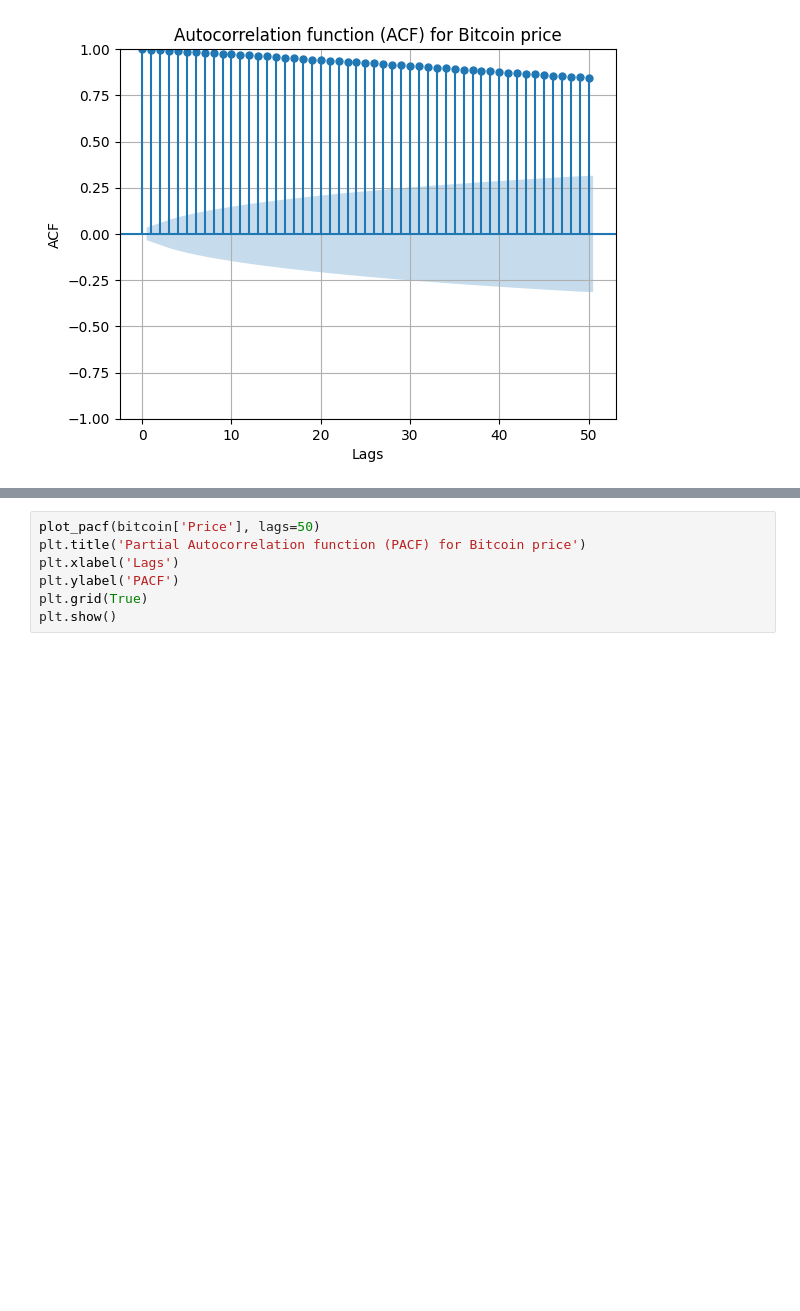
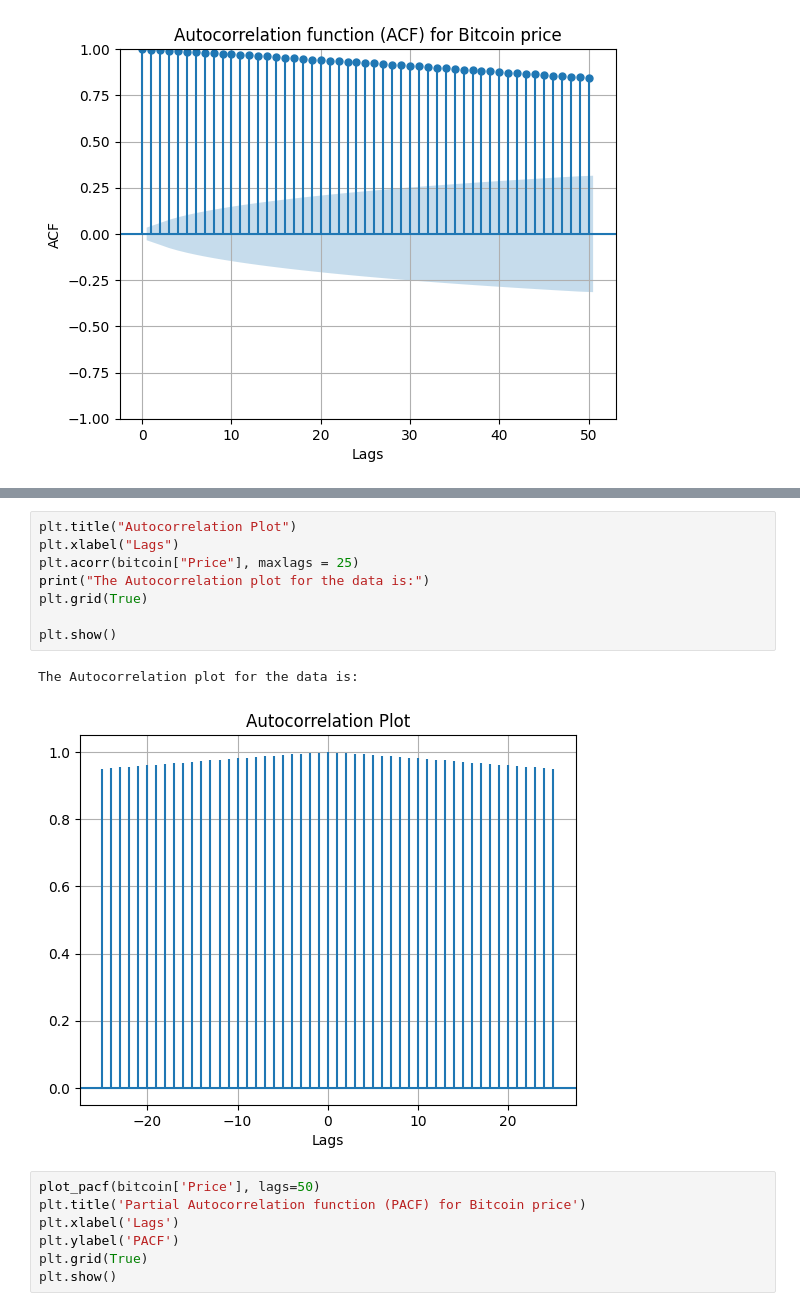
Before and after one commit to Jankiel-Predator/mmda_proj_btc, a Jupyter notebook: bitcoin copy.ipynb, the cells around one changed output, grey strips where cells are left out. Cells and saved outputs as stored; diff of their text form; blank space fills up the shorter version.

```diff
--- a/bitcoin copy.ipynb
+++ b/bitcoin copy.ipynb
@@ -483,3 +488,14 @@ plt.show()
+# %%
+plt.title("Autocorrelation Plot")
+plt.xlabel("Lags")
+plt.acorr(bitcoin["Price"], maxlags = 25)
+print("The Autocorrelation plot for the data is:")
+plt.grid(True)
+
+plt.show()
+# %% [output]
+The Autocorrelation plot for the data is:
+[figure, added]
 # %%
 plot_pacf(bitcoin['Price'], lags=50)
 plt.title('Partial Autocorrelation function (PACF) for Bitcoin price')
```
Also changed, not shown: parts of 1 cell of this notebook.
